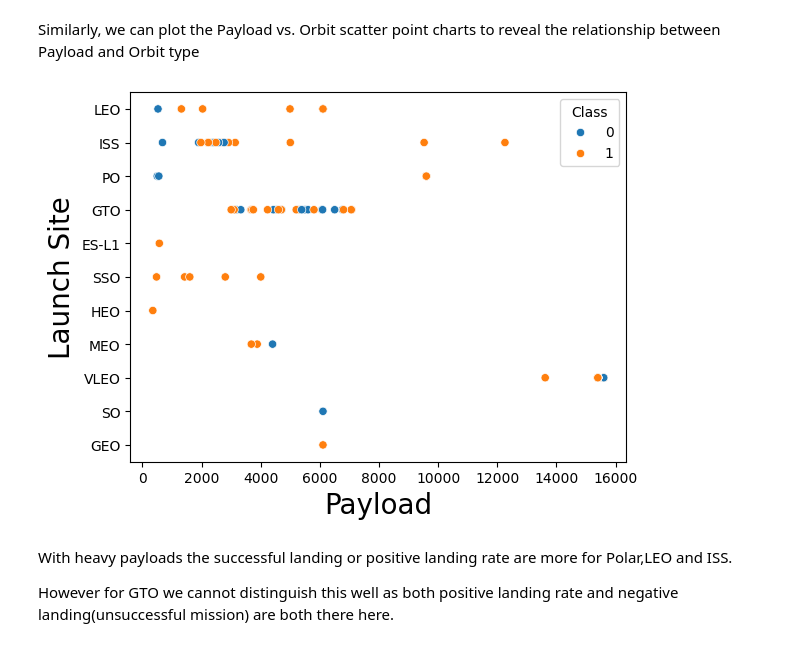
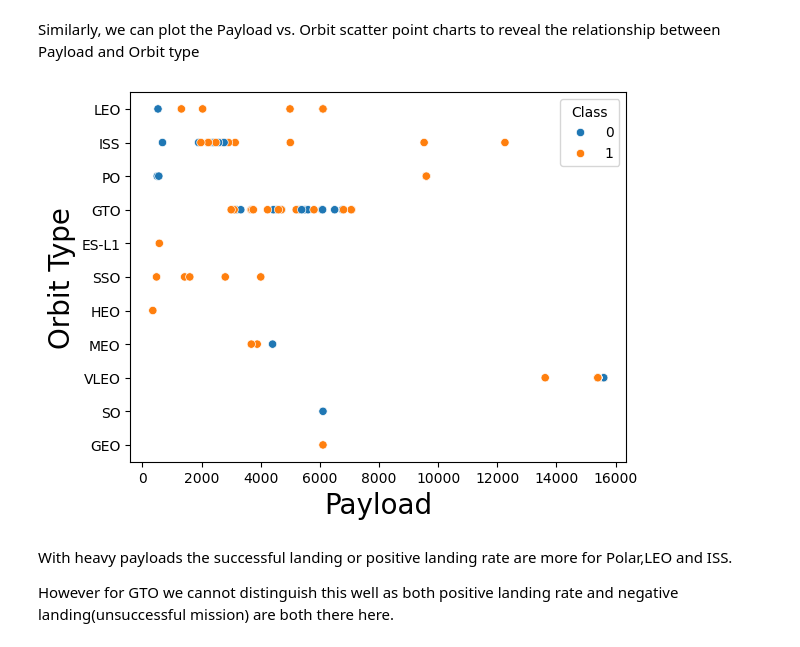
Before and after one commit to MikeH1994/applied-data-science-capstone, a Jupyter notebook: 202_jupyter-labs-eda-dataviz.ipynb.jupyterlite.ipynb, the cells around one changed output. Cells and saved outputs as stored; diff of their text form; code cells hidden in the pictures.

```diff
--- a/202_jupyter-labs-eda-dataviz.ipynb.jupyterlite.ipynb
+++ b/202_jupyter-labs-eda-dataviz.ipynb.jupyterlite.ipynb
@@ -149,11 +151,11 @@ Similarly, we can plot the Payload vs. Orbit scatter point charts to reveal the
 # %%
 # Plot a scatter point chart with x axis to be Payload and y axis to be the Orbit, and hue to be the class value
 sns.scatterplot(x="PayloadMass", y="Orbit", hue="Class", data=df)
 plt.xlabel("Payload",fontsize=20)
-plt.ylabel("Launch Site",fontsize=20)
+plt.ylabel("Orbit Type",fontsize=20)
 plt.show()
 # %% [output]
-[figure, old version]
+[figure, new version]
 # %% [markdown]
 With heavy payloads the successful landing or positive landing rate are more for Polar,LEO and ISS.
 
```
Also changed, not shown: parts of 3 cells of this notebook.
